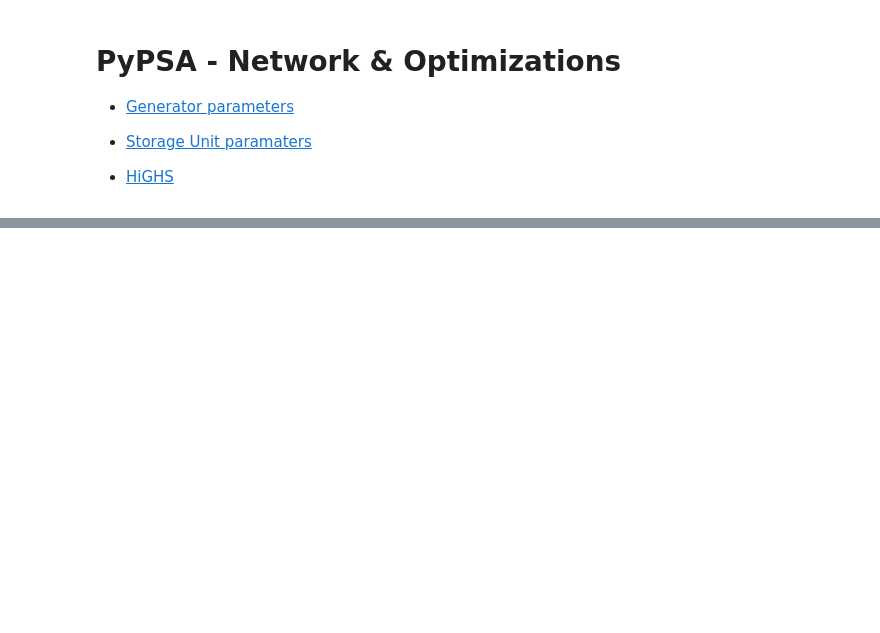
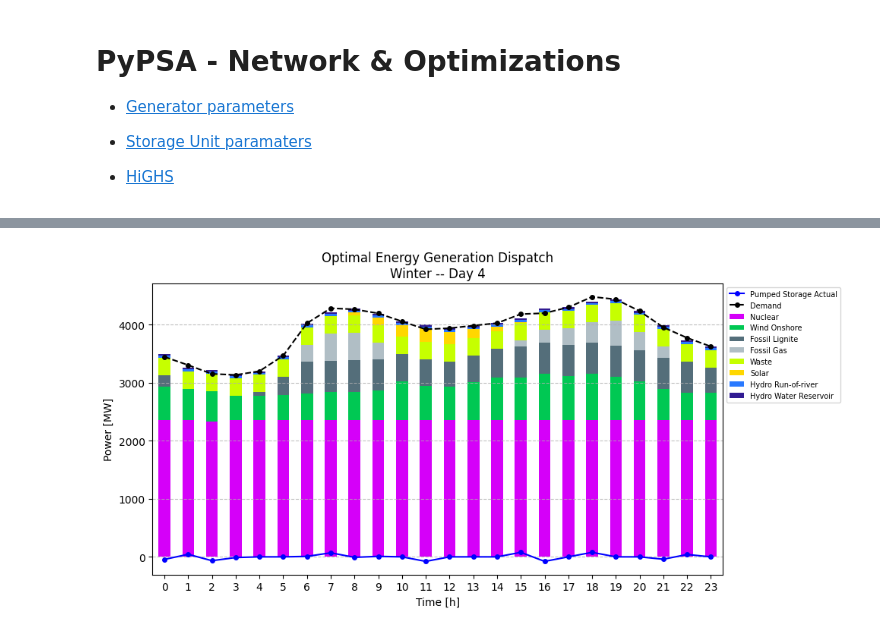
Before and after one commit to menkobalazs/power-systems-analysis, a Jupyter notebook: 02_hungary.ipynb, the cells around one changed output, grey strips where cells are left out. Cells and saved outputs as stored; diff of their text form; code cells hidden in the pictures; blank space fills up the shorter version.

```diff
--- a/02_hungary.ipynb
+++ b/02_hungary.ipynb
@@ -239,3 +228,9 @@ plot_generator_t(network, dates, season=season, day=day, colors=tech_colors, dem
+# %%
+season, day = 'Winter', 4
+plot_generator_t(network, dates, season=season, day=day, colors=tech_colors, demand=demand,
+                 savefig=f'figures/02_hungary/energy_dispatch_{season.lower()}_day{day}.pdf')
+# %% [output]
+[figure, added]
 # %%
 # create interactive plots for each season
 for season in seasons.keys():
```
Also changed, not shown: parts of 5 cells of this notebook, 7 other files.
